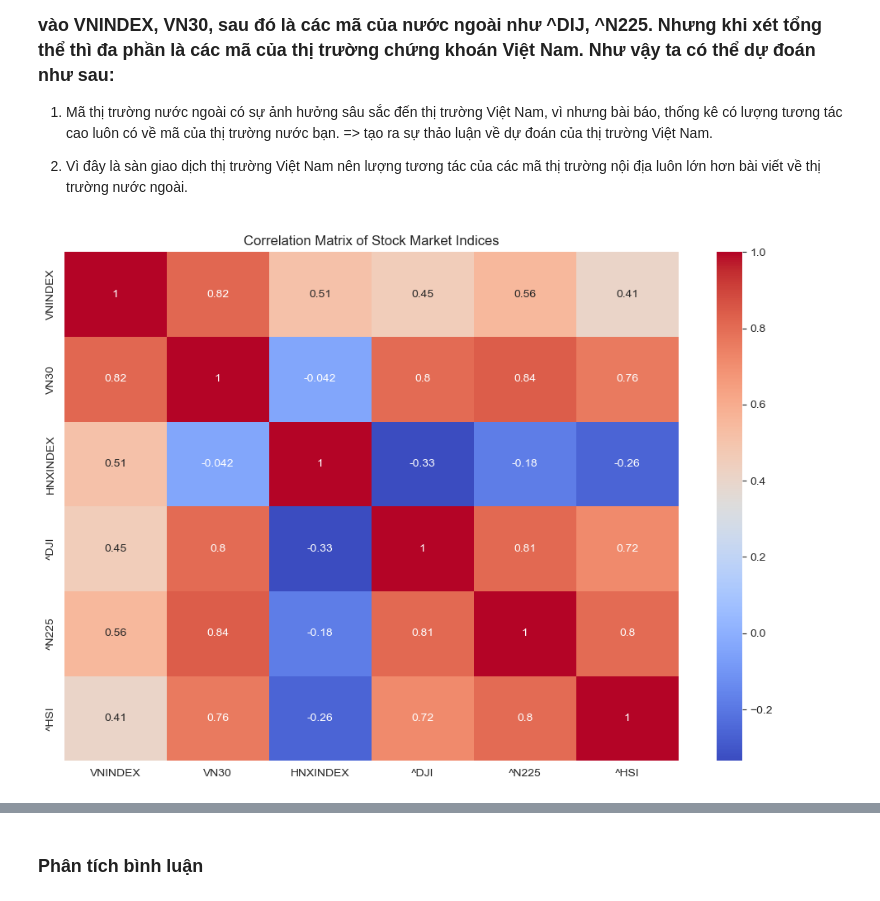
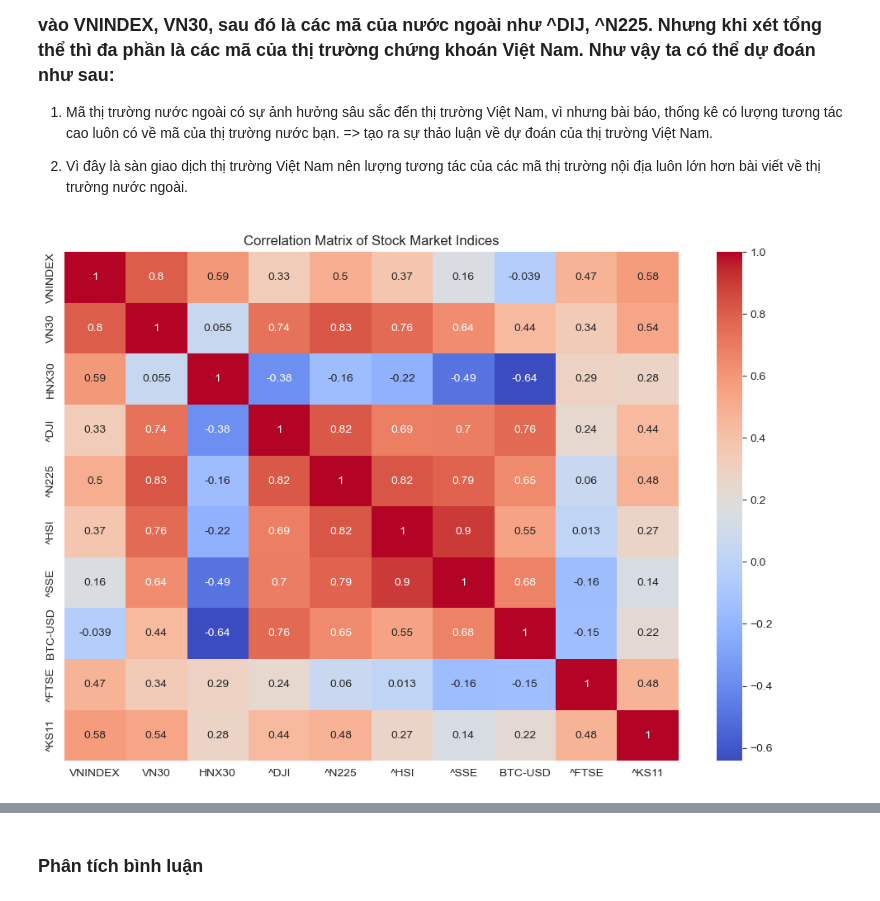
Before and after one commit to Legend0fHell/ait2006-data-processing-final, a Jupyter notebook: article_analyze.ipynb, the cells around one changed output, grey strips where cells are left out. Drawn from its saved outputs; the diff is of its cells as text; code cells hidden in the pictures.

```diff
--- a/article_analyze.ipynb
+++ b/article_analyze.ipynb
@@ -843,65 +839,69 @@ all_stock_counts.head(10)
 2. Vì đây là sàn giao dịch thị trường Việt Nam nên lượng tương tác của các mã thị trường nội địa luôn lớn hơn bài viết về thị trường nước ngoài.
 # %%
 # Đọc dữ liệu từ csv trong folder price
-dji_prices = pd.read_csv('price/DJI.csv')
-n225_prices = pd.read_csv('price/N225.csv')
-hsi_prices = pd.read_csv('price/HSI.csv')
-vnindex_prices = pd.read_csv('price/VNINDEX.csv')
-vn30_prices = pd.read_csv('price/VN30.csv')
-hnxindex_prices = pd.read_csv('price/HNXINDEX.csv')
+dji_prices = pd.read_csv('price_index/DJI.csv')
+n225_prices = pd.read_csv('price_index/N225.csv')
+hsi_prices = pd.read_csv('price_index/HSI.csv')
+vnindex_prices = pd.read_csv('price_index/VNI.csv')
+vn30_prices = pd.read_csv('price_index/VN30.csv')
+hnx30_prices = pd.read_csv('price_index/HNX30.csv')
+sse_prices = pd.read_csv('price_index/SSE.csv')
+btc_prices = pd.read_csv('price_index/BTC.csv')
+ftse_prices = pd.read_csv('price_index/FTSE.csv')
+ks11_prices = pd.read_csv('price_index/KS11.csv')
 
 # Chuyển cột 'time' sang định dạng datetime
-vnindex_prices['time'] = pd.to_datetime(vnindex_prices['time'], format='%Y-%m-%d %H:%M:%S')
-vn30_prices['time'] = pd.to_datetime(vn30_prices['time'], format='%Y-%m-%d %H:%M:%S')
-hnxindex_prices['time'] = pd.to_datetime(hnxindex_prices['time'], format='%Y-%m-%d %H:%M:%S')
-
-# Tính trung bình giá close của VN30, VNINDEX, HNXINDEX theo ngày
-vnindex_prices['close'] = vnindex_prices['close'].astype(str).str.replace(',', '').astype(float)
-vn30_prices['close'] = vn30_prices['close'].astype(str).str.replace(',', '').astype(float)
-hnxindex_prices['close'] = hnxindex_prices['close'].astype(str).str.replace(',', '').astype(float)
-
-# lay gia tri cuoi cung cua ngay
-vnindex_prices = vnindex_prices.groupby(vnindex_prices['time'].dt.date)['close'].last().reset_index()
-vn30_prices = vn30_prices.groupby(vn30_prices['time'].dt.date)['close'].last().reset_index()
-hnxindex_prices = hnxindex_prices.groupby(hnxindex_prices['time'].dt.date)['close'].last().reset_index()
-
-# Chuyển cột 'time' sang định dạng datetime
+vnindex_prices['time'] = pd.to_datetime(vnindex_prices['  time'], format='mixed')
+vn30_prices['time'] = pd.to_datetime(vn30_prices['time'], format='mixed')
+hnx30_prices['time'] = pd.to_datetime(hnx30_prices['time'], format='mixed')
 dji_prices['time'] = pd.to_datetime(dji_prices['time'], format='mixed')
 n225_prices['time'] = pd.to_datetime(n225_prices['time'], format='mixed')
 hsi_prices['time'] = pd.to_datetime(hsi_prices['time'], format='mixed')
+sse_prices['time'] = pd.to_datetime(sse_prices['time'], format='mixed')
+btc_prices['time'] = pd.to_datetime(btc_prices['time'], format='mixed')
+ftse_prices['time'] = pd.to_datetime(ftse_prices['time'], format='mixed')
+ks11_prices['time'] = pd.to_datetime(ks11_prices['time'], format='mixed')
 
 # Align the lengths of the price data with the date range
-date_range = pd.date_range(start="2024-09-04", end="2024-11-04", freq='D')
+date_range = pd.date_range(start="2024-09-04", end="2024-11-08", freq='D')
 
 # Reindex the price data to match the date range and fill missing values
 vnindex_prices = vnindex_prices.set_index('time').reindex(date_range).ffill().bfill().reset_index()
 vn30_prices = vn30_prices.set_index('time').reindex(date_range).ffill().bfill().reset_index()
-hnxindex_prices = hnxindex_prices.set_index('time').reindex(date_range).ffill().bfill().reset_index()
+hnx30_prices = hnx30_prices.set_index('time').reindex(date_range).ffill().bfill().reset_index()
 dji_prices = dji_prices.set_index('time').reindex(date_range).ffill().bfill().reset_index()
 n225_prices = n225_prices.set_index('time').reindex(date_range).ffill().bfill().reset_index()
 hsi_prices = hsi_prices.set_index('time').reindex(date_range).ffill().bfill().reset_index()
+sse_prices = sse_prices.set_index('time').reindex(date_range).ffill().bfill().reset_index()
+btc_prices = btc_prices.set_index('time').reindex(date_range).ffill().bfill().reset_index()
+ftse_prices = ftse_prices.set_index('time').reindex(date_range).ffill().bfill().reset_index()
+ks11_prices = ks11_prices.set_index('time').reindex(date_range).ffill().bfill().reset_index()
 
 data = {
     "time": date_range,
     "VNINDEX": vnindex_prices['close'],
     "VN30": vn30_prices['close'],
-    "HNXINDEX": hnxindex_prices['close'],
+    "HNX30": hnx30_prices['close'],
     "^DJI": dji_prices['close'],
     "^N225": n225_prices['close'],
     "^HSI": hsi_prices['close'],
+    "^SSE": sse_prices['close'],
+    "BTC-USD": btc_prices['close'],
+    "^FTSE": ftse_prices['close'],
+    "^KS11": ks11_prices['close']
 }
 
 # Tạo DataFrame
 mock_df = pd.DataFrame(data)
 
 # Tính toán ma trận tương quan
 correlation_matrix = mock_df.drop(columns=["time"]).corr()
 correlation_matrix
 
 # Tạo heatmap
 plt.figure(figsize=(12, 8))
 sns.heatmap(correlation_matrix, annot=True, cmap='coolwarm')
 plt.title('Correlation Matrix of Stock Market Indices')
 plt.show()
 # %% [output]
-[figure, old version]
+[figure, new version]
```
Also changed, not shown: parts of 10 cells of this notebook.
